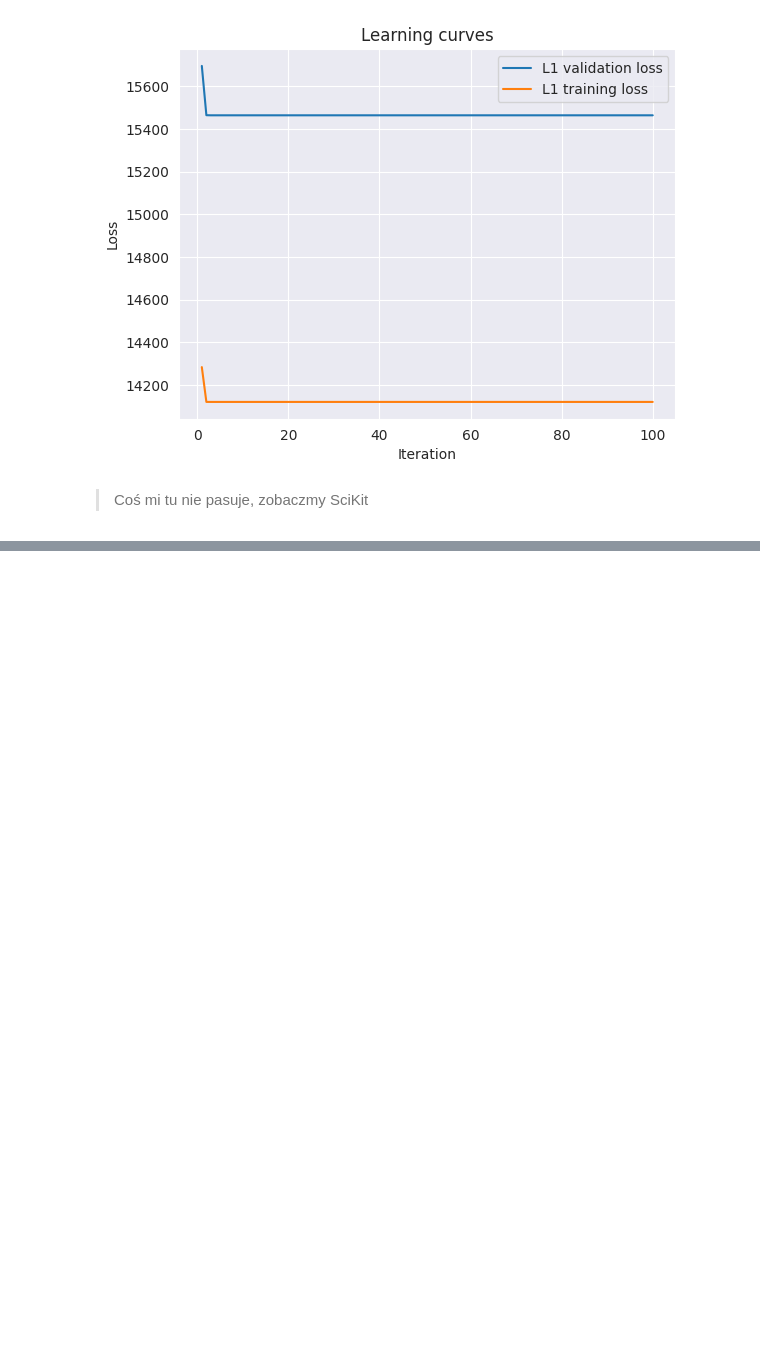
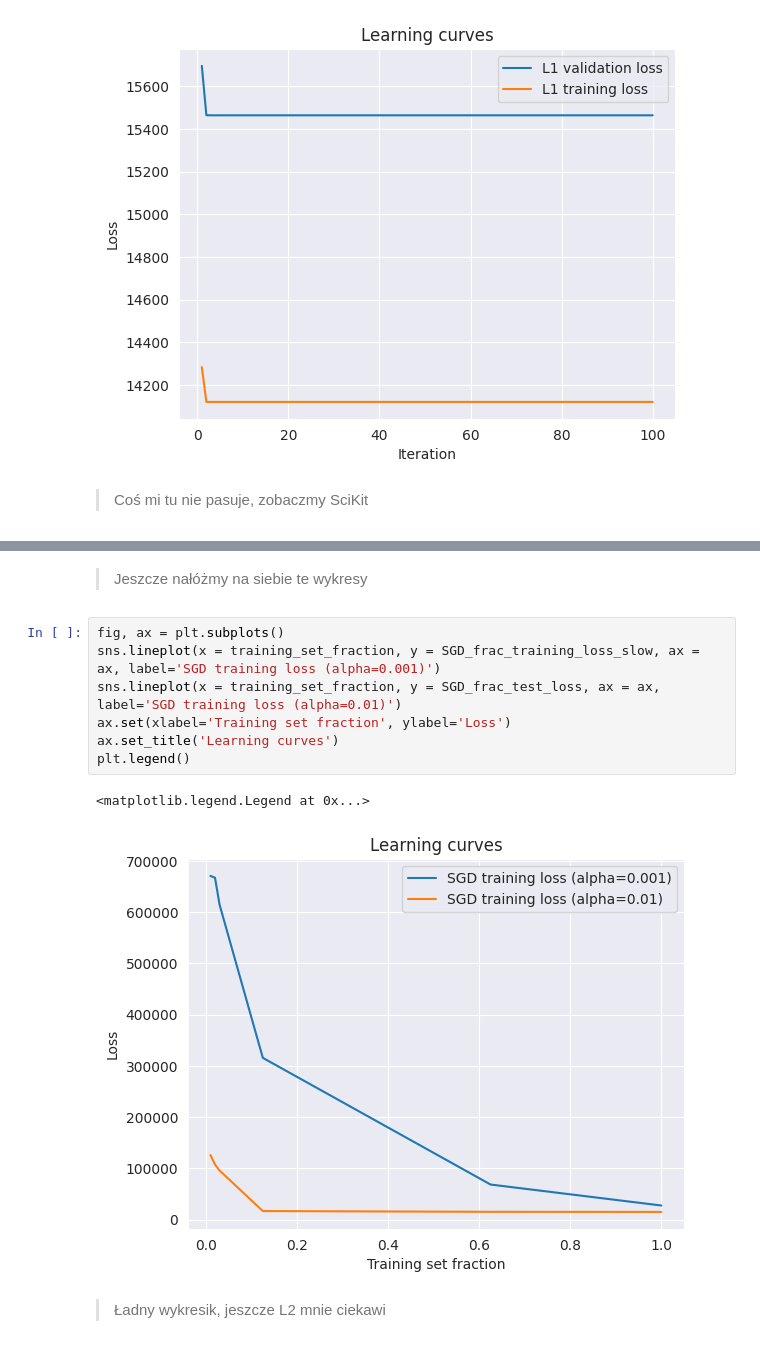
Before and after one commit to cieplypolar/linear-regression, a Jupyter notebook: main.ipynb, the cells around one changed output, grey strips where cells are left out. Drawn from its saved outputs; the diff is of its cells as text; blank space fills up the shorter version.

```diff
--- a/main.ipynb
+++ b/main.ipynb
@@ -818,0 +1090,14 @@ Val loss [L1]: 14883.034418195395
+# %% [markdown]
+> Jeszcze nałóżmy na siebie te wykresy
+# %%
+fig, ax = plt.subplots()
+sns.lineplot(x = training_set_fraction, y = SGD_frac_training_loss_slow, ax = ax, label='SGD training loss (alpha=0.001)')
+sns.lineplot(x = training_set_fraction, y = SGD_frac_test_loss, ax = ax, label='SGD training loss (alpha=0.01)')
+ax.set(xlabel='Training set fraction', ylabel='Loss')
+ax.set_title('Learning curves')
+plt.legend()
+# %% [output]
+<matplotlib.legend.Legend at 0x...>
+[figure, added]
+# %% [markdown]
+> Ładny wykresik, jeszcze L2 mnie ciekawi
```
Also changed, not shown: parts of 68 cells of this notebook, 3 other files.
